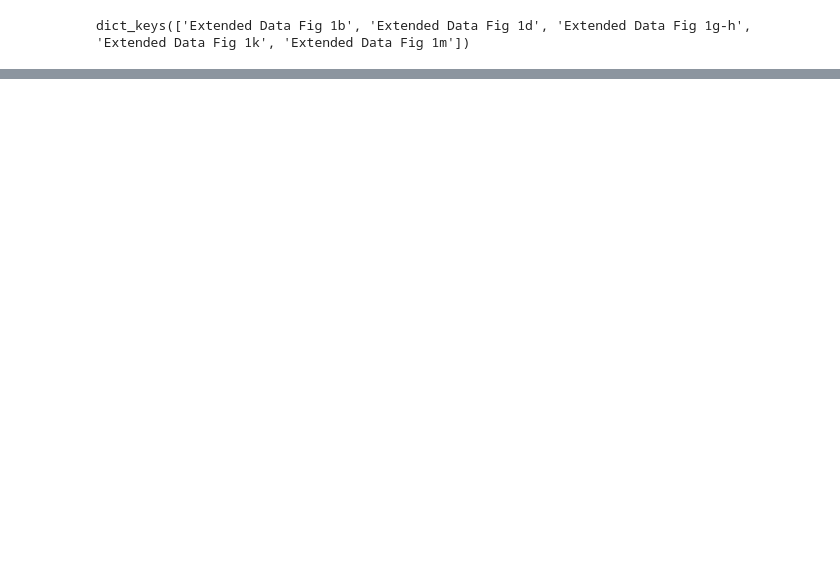
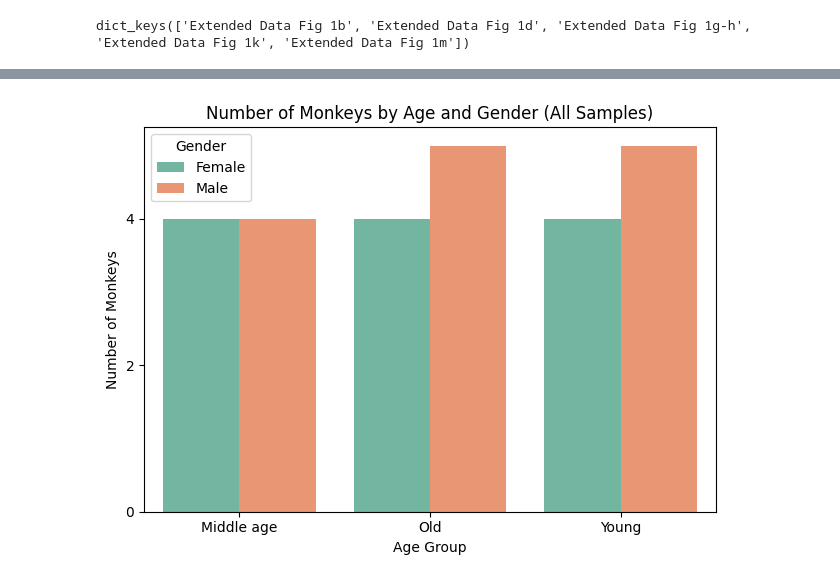
Before and after one commit to CadenBold/intestinal-omics, a Jupyter notebook: working.ipynb, the cells around one changed output, grey strips where cells are left out. Cells and saved outputs as stored; diff of their text form; code cells hidden in the pictures; blank space fills up the shorter version.

```diff
--- a/working.ipynb
+++ b/working.ipynb
@@ -11,8 +12,10 @@ from sklearn.decomposition import PCA
 # %%
 # Reading the file into a dataframe
 file = "43587_2024_572_MOESM11_ESM.xlsx"
+meta_file = "43587_2024_572_MOESM4_ESM.xlsx"
 
 sheets = pd.read_excel(file, sheet_name=None)
+meta_info = pd.read_excel(meta_file,sheet_name='Fig 1a')
 # %%
 #Fig 1b, 1g-h, and 1m are the important ones, highlighting transcriptomics, proteomics, and metaboliomics
 sheets.keys()
@@ -63,0 +64,13 @@ Transcript Table Already Clean
+# %%
+# Copy of the table so I dont have to wait after messing up
+meta = meta_info.copy()
+all_meta = meta_info.copy()
+# %%
+# Very slight cleaning before being able to create the mapping desired
+meta = meta[1:]
+meta.columns = meta.iloc[0]
+meta = meta[meta['Transcriptome'] == 1]
+
+all_meta = all_meta[1:]
+all_meta.columns = all_meta.iloc[0]
+all_meta = all_meta[1:]
@@ -63,0 +97,21 @@ Transcript Table Already Clean
+# %%
+
+import matplotlib.ticker as mticker
+
+sample_counts = all_meta.groupby(['Age', 'Gender']).size().reset_index(name='Count')
+
+sample_counts['Count'] = sample_counts['Count'] / 4
+
+ax = sns.barplot(data=sample_counts, x='Age', y='Count', hue='Gender', palette='Set2')
+
+# Adjust y-axis to go up by 2s
+ax.yaxis.set_major_locator(mticker.MultipleLocator(2))
+
+plt.title('Number of Monkeys by Age and Gender (All Samples)')
+plt.ylabel('Number of Monkeys')
+plt.xlabel('Age Group')
+plt.legend(title='Gender')
+plt.tight_layout()
+plt.show()
+# %% [output]
+[figure, added]
```
Also changed, not shown: parts of 27 cells of this notebook, 1 other file.
